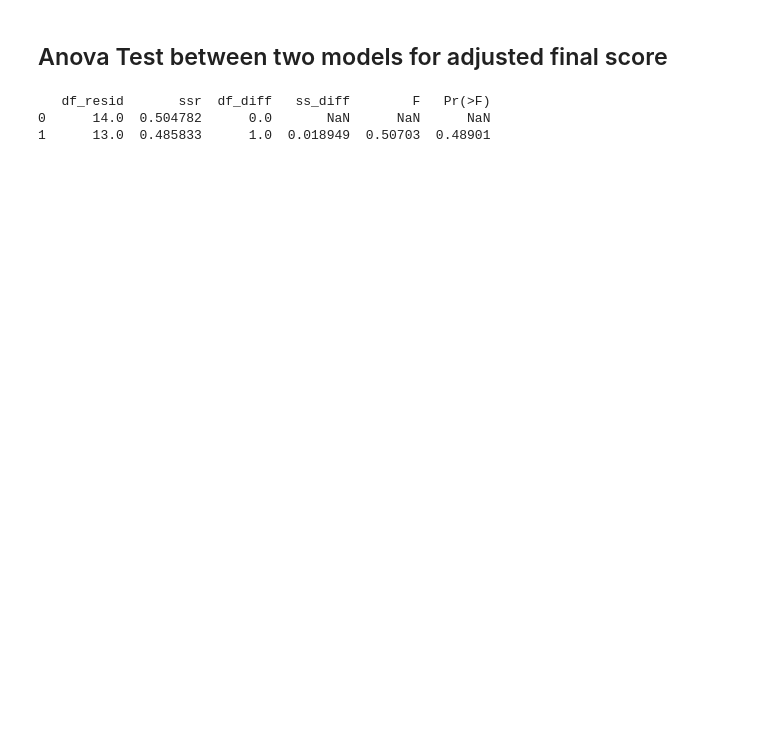
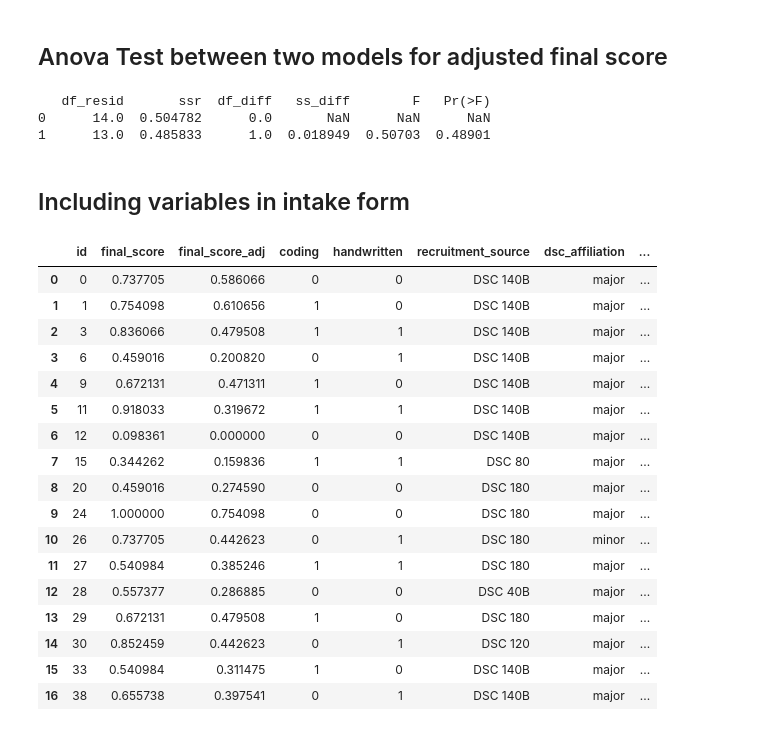
Before and after one commit to SaintHades/Simulation-coding-exercises-for-teaching-probability-theory, a Jupyter notebook: statistic_analysis.ipynb, the cells around one changed output. Saved outputs shown, nothing was run; the diff lists cells and outputs as text; code cells hidden in the pictures; blank space fills up the shorter version.

```diff
--- a/statistic_analysis.ipynb
+++ b/statistic_analysis.ipynb
@@ -13,3 +13,4 @@ pd.set_option("display.width", 160)
 df_assess = pd.read_csv("data/cleaned/final_assessment.csv")
 df_grades = pd.read_csv("data/cleaned/grades.csv")
 df_status = pd.read_csv("data/cleaned/status.csv")
+df_intake = pd.read_csv("data/cleaned/intake_form.csv")
@@ -201,3 +223,28 @@ dfi.export(
    df_resid       ssr  df_diff   ss_diff        F   Pr(>F)
 0      14.0  0.504782      0.0       NaN      NaN      NaN
 1      13.0  0.485833      1.0  0.018949  0.50703  0.48901
+# %% [markdown]
+## Including variables in intake form
+# %%
+new_sample = sample.merge(df_intake, on="id", how="inner")
+sample_new = new_sample.drop(columns = ['coding_score', 'handwritten_score', 'section'])
+sample_new
+# %% [output]
+|  | id | final_score | final_score_adj | coding | handwritten | recruitment_source | dsc_affiliation | ... |
+| 0 | 0 | 0.737705 | 0.586066 | 0 | 0 | DSC 140B | major | ... |
+| 1 | 1 | 0.754098 | 0.610656 | 1 | 0 | DSC 140B | major | ... |
+| 2 | 3 | 0.836066 | 0.479508 | 1 | 1 | DSC 140B | major | ... |
+| 3 | 6 | 0.459016 | 0.200820 | 0 | 1 | DSC 140B | major | ... |
+| 4 | 9 | 0.672131 | 0.471311 | 1 | 0 | DSC 140B | major | ... |
+| 5 | 11 | 0.918033 | 0.319672 | 1 | 1 | DSC 140B | major | ... |
+| 6 | 12 | 0.098361 | 0.000000 | 0 | 0 | DSC 140B | major | ... |
+| 7 | 15 | 0.344262 | 0.159836 | 1 | 1 | DSC 80 | major | ... |
+| 8 | 20 | 0.459016 | 0.274590 | 0 | 0 | DSC 180 | major | ... |
+| 9 | 24 | 1.000000 | 0.754098 | 0 | 0 | DSC 180 | major | ... |
+| 10 | 26 | 0.737705 | 0.442623 | 0 | 1 | DSC 180 | minor | ... |
+| 11 | 27 | 0.540984 | 0.385246 | 1 | 1 | DSC 180 | major | ... |
+| 12 | 28 | 0.557377 | 0.286885 | 0 | 0 | DSC 40B | major | ... |
+| 13 | 29 | 0.672131 | 0.479508 | 1 | 0 | DSC 180 | major | ... |
+| 14 | 30 | 0.852459 | 0.442623 | 0 | 1 | DSC 120 | major | ... |
+| 15 | 33 | 0.540984 | 0.311475 | 1 | 0 | DSC 140B | major | ... |
+| 16 | 38 | 0.655738 | 0.397541 | 0 | 1 | DSC 140B | major | ... |
```
Also changed, not shown: parts of 40 cells of this notebook, 1 other file.
